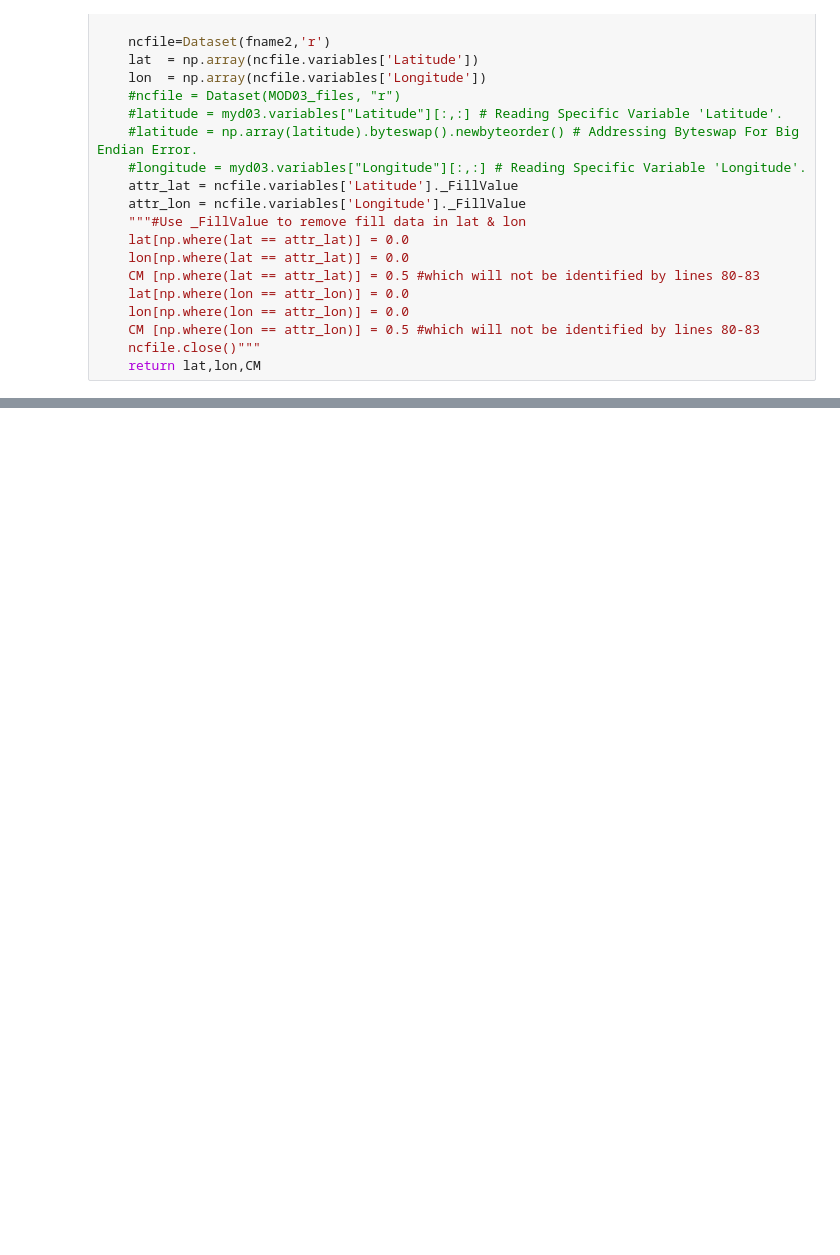
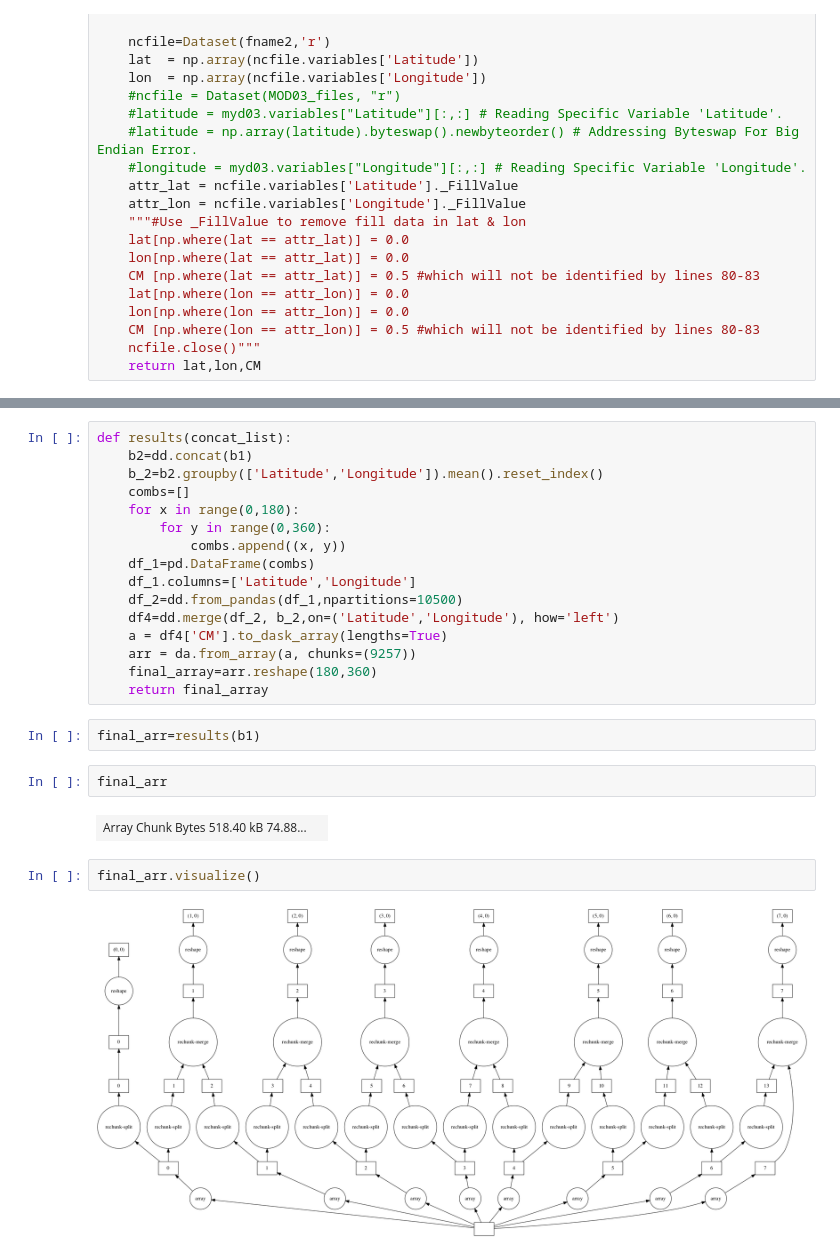
Before and after one commit to big-data-lab-umbc/MODIS_Aggregation, a Jupyter notebook: source/dask/dask_filewise.ipynb, the cells around one changed output, grey strips where cells are left out. Drawn from its saved outputs; the diff is of its cells as text; blank space fills up the shorter version.

```diff
--- a/source/dask/dask_filewise.ipynb
+++ b/source/dask/dask_filewise.ipynb
@@ -263,0 +226,26 @@ for i in range(len(b1[2])):
+# %%
+def results(concat_list):
+    b2=dd.concat(b1)
+    b_2=b2.groupby(['Latitude','Longitude']).mean().reset_index()
+    combs=[]
+    for x in range(0,180):
+        for y in range(0,360):
+            combs.append((x, y))
+    df_1=pd.DataFrame(combs)
+    df_1.columns=['Latitude','Longitude']
+    df_2=dd.from_pandas(df_1,npartitions=10500)
+    df4=dd.merge(df_2, b_2,on=('Latitude','Longitude'), how='left')
+    a = df4['CM'].to_dask_array(lengths=True)
+    arr = da.from_array(a, chunks=(9257))
+    final_array=arr.reshape(180,360)
+    return final_array
+# %%
+final_arr=results(b1)
+# %%
+final_arr
+# %% [output]
+| Array Chunk Bytes 518.40 kB 74.88... |  |
+# %%
+final_arr.visualize()
+# %% [output]
+[figure, added]
```
Also changed, not shown: parts of 19 cells of this notebook.
